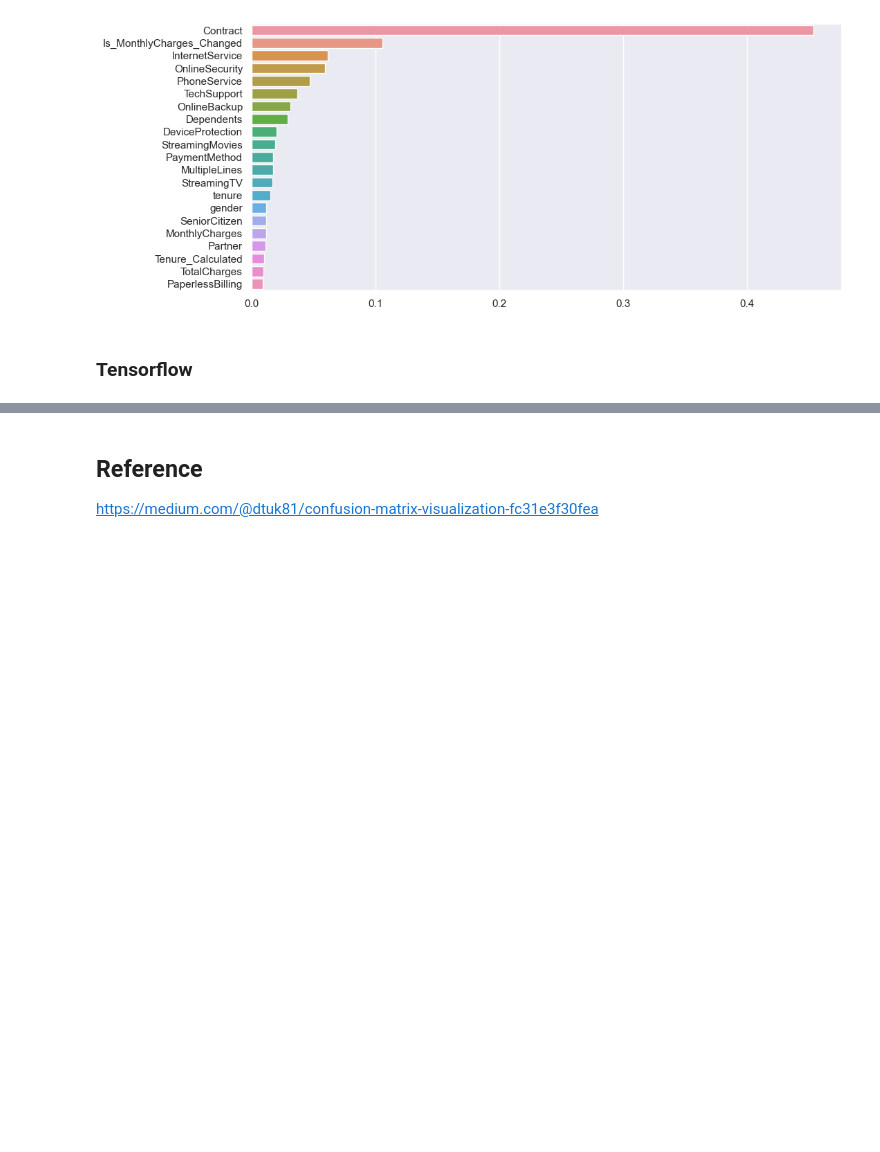
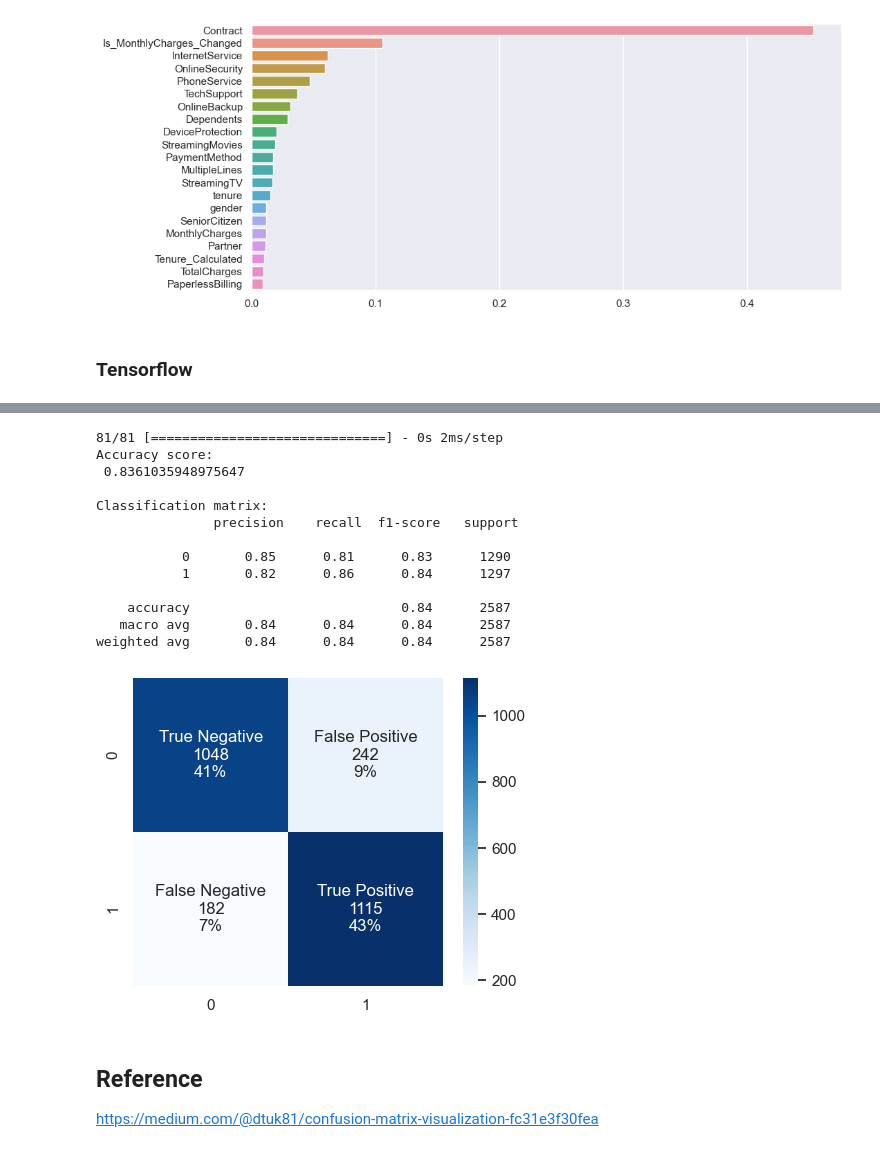
Before and after one commit to Lavinialau/Telecom-churn, a Jupyter notebook: 01_code/0_summary.ipynb, the cells around one changed output, grey strips where cells are left out. Drawn from its saved outputs; the diff is of its cells as text; code cells hidden in the pictures; blank space fills up the shorter version.

```diff
--- a/01_code/0_summary.ipynb
+++ b/01_code/0_summary.ipynb
@@ -530,0 +538,43 @@ sns.barplot(x = xgb_importance.values,
+# %%
+# define model
+# ie structure of the neural network
+
+tf.random.set_seed(0)
+
+# early stopping
+early_stopping = keras.callbacks.EarlyStopping(
+    min_delta=0.0001, # minimium amount of change to count as an improvement
+    patience=50, # how many epochs to wait before stopping
+    restore_best_weights=True,
+)
+
+# model
+tf_model = keras.Sequential([
+    layers.Dense(8, activation='relu', input_shape = [X_train.shape[1]]),   # non-linear
+    layers.BatchNormalization(),
+    layers.Dense(4, activation='relu'),
+    layers.BatchNormalization(),
+    layers.Dense(1, activation='sigmoid'),      # classification
+])
+
+# model compile
+# tell model what to adjust to
+tf_model.compile(
+    loss = keras.losses.binary_crossentropy,                   # for classification
+    optimizer = keras.optimizers.Adam(learning_rate=0.03),
+    metrics=[
+        keras.metrics.BinaryAccuracy(name='accuracy'),         # what else to show in each epoch
+        keras.metrics.Precision(name='precision'),
+        keras.metrics.Recall(name='recall')
+    ]
+)
+
+# fit model
+history = tf_model.fit(
+    X_train,
+    y_train,
+    validation_data=[X_test, y_test],
+    batch_size=256,
+    epochs=500,
+    callbacks=[early_stopping]
+    )
@@ -531,3 +607,20 @@ sns.barplot(x = xgb_importance.values,
+# %%
+model_evaluation(tf_model, X_test, y_test)
+# %% [output]
+81/81 [==============================] - 0s 2ms/step
+Accuracy score:
+ 0.8361035948975647
+
+Classification matrix:
+               precision    recall  f1-score   support
+
+           0       0.85      0.81      0.83      1290
+           1       0.82      0.86      0.84      1297
+
+    accuracy                           0.84      2587
+   macro avg       0.84      0.84      0.84      2587
+weighted avg       0.84      0.84      0.84      2587
+[figure, added]
 # %% [markdown]
 ## Reference
 https://medium.com/@dtuk81/confusion-matrix-visualization-fc31e3f30fea
```
Also changed, not shown: parts of 4 cells of this notebook.
